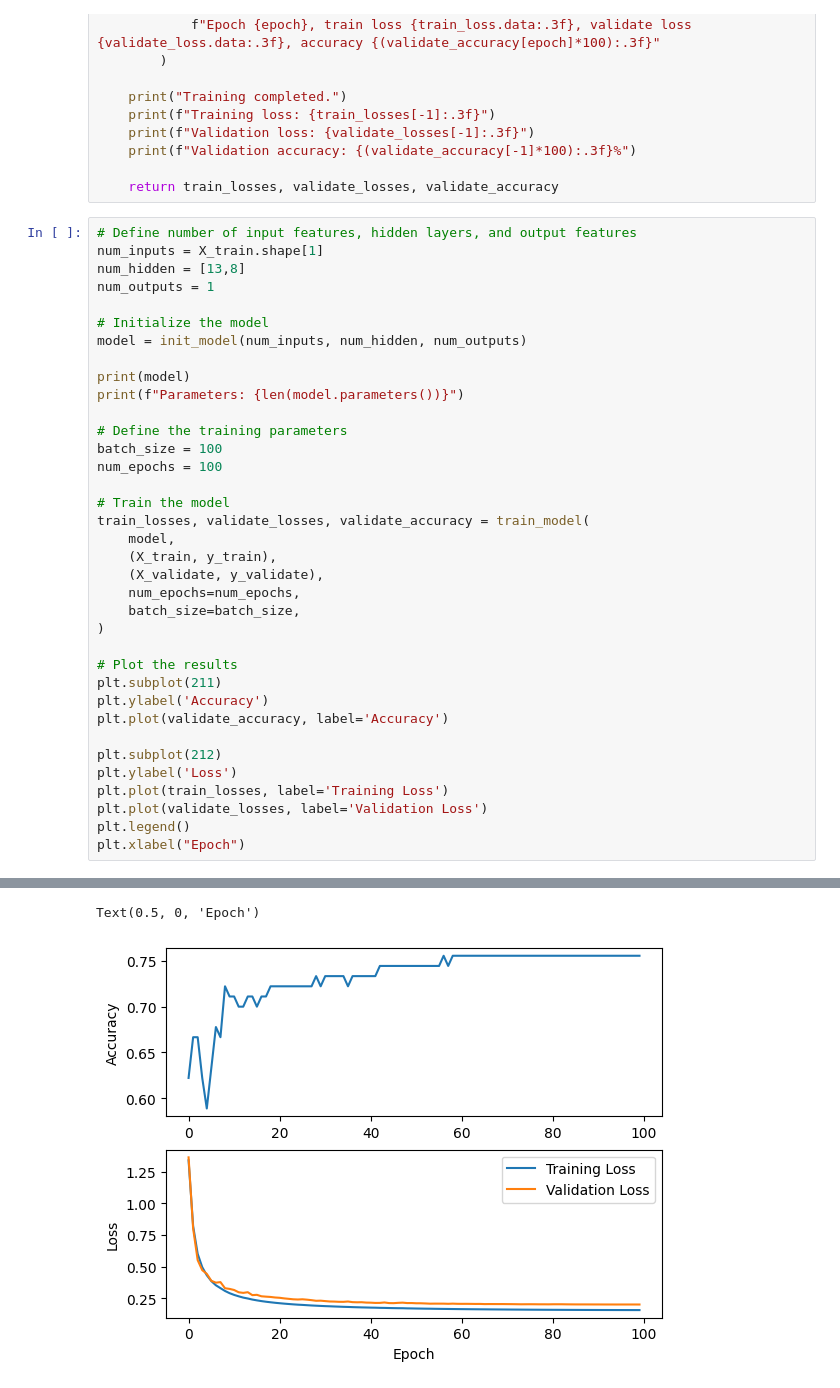
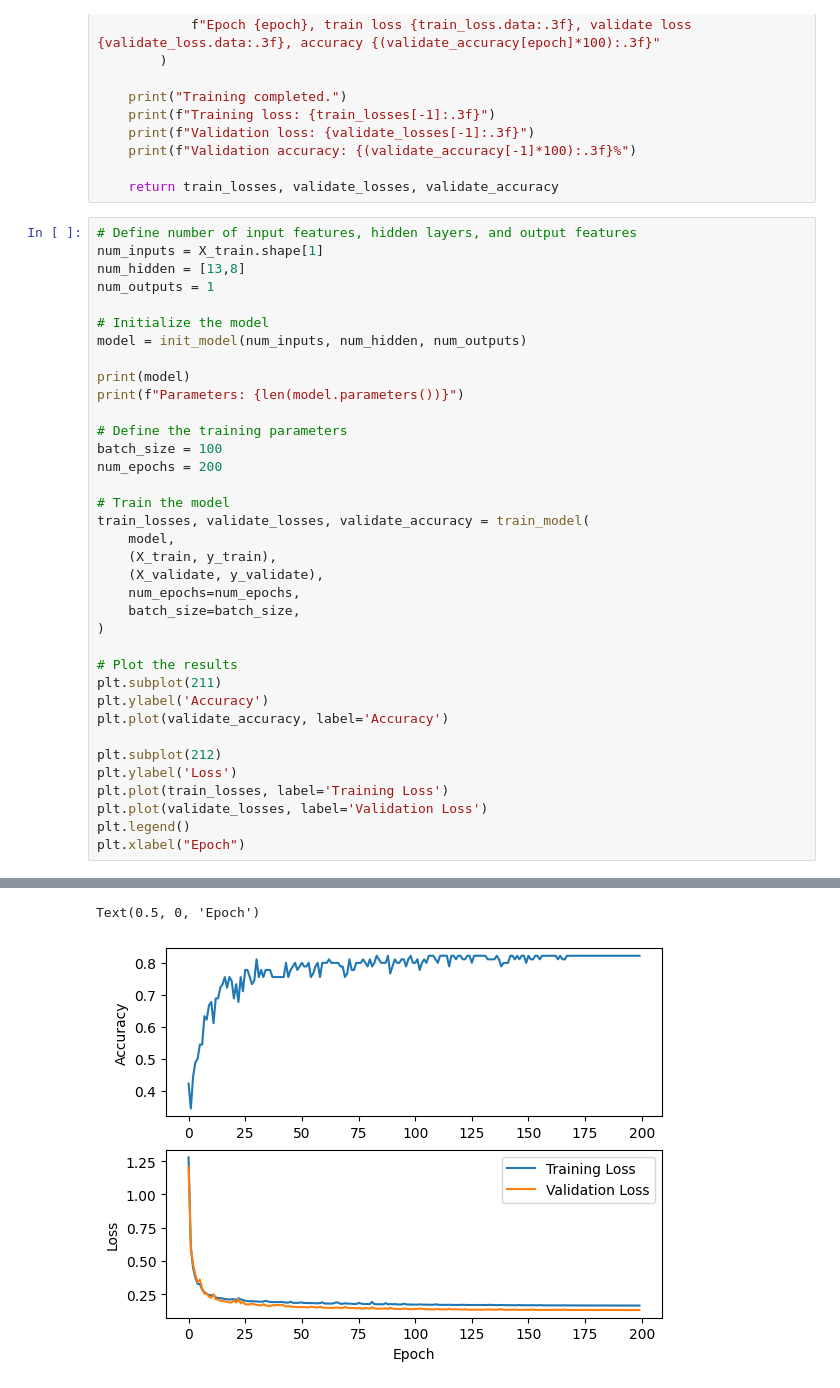
Before and after one commit to zirkelc/micrograd-titanic, a Jupyter notebook: micrograd.ipynb, the cells around one changed output, grey strips where cells are left out. Saved outputs shown, nothing was run; the diff lists cells and outputs as text.

```diff
--- a/micrograd.ipynb
+++ b/micrograd.ipynb
@@ -401,7 +401,7 @@ print(f"Parameters: {len(model.parameters())}")
 
 # Define the training parameters
 batch_size = 100
-num_epochs = 100
+num_epochs = 200
 
 # Train the model
 train_losses, validate_losses, validate_accuracy = train_model(
@@ -444,5 +444,5 @@ Validation accuracy: 75.556%
 Text(0.5, 0, 'Epoch')
-[figure, old version]
+[figure, new version]
 # %%
 # Input features from the scaled test dataset
 test_features = test_scaled_df.to_numpy()
```
Also changed, not shown: parts of 3 cells of this notebook.
